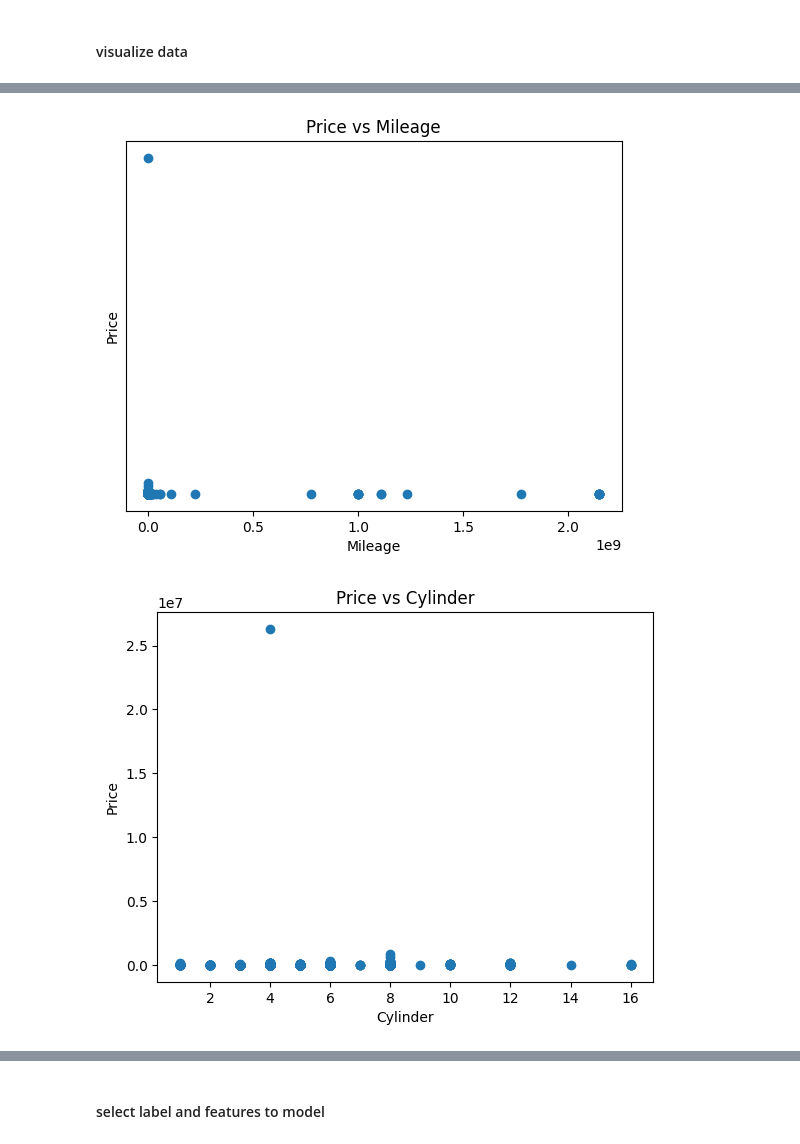
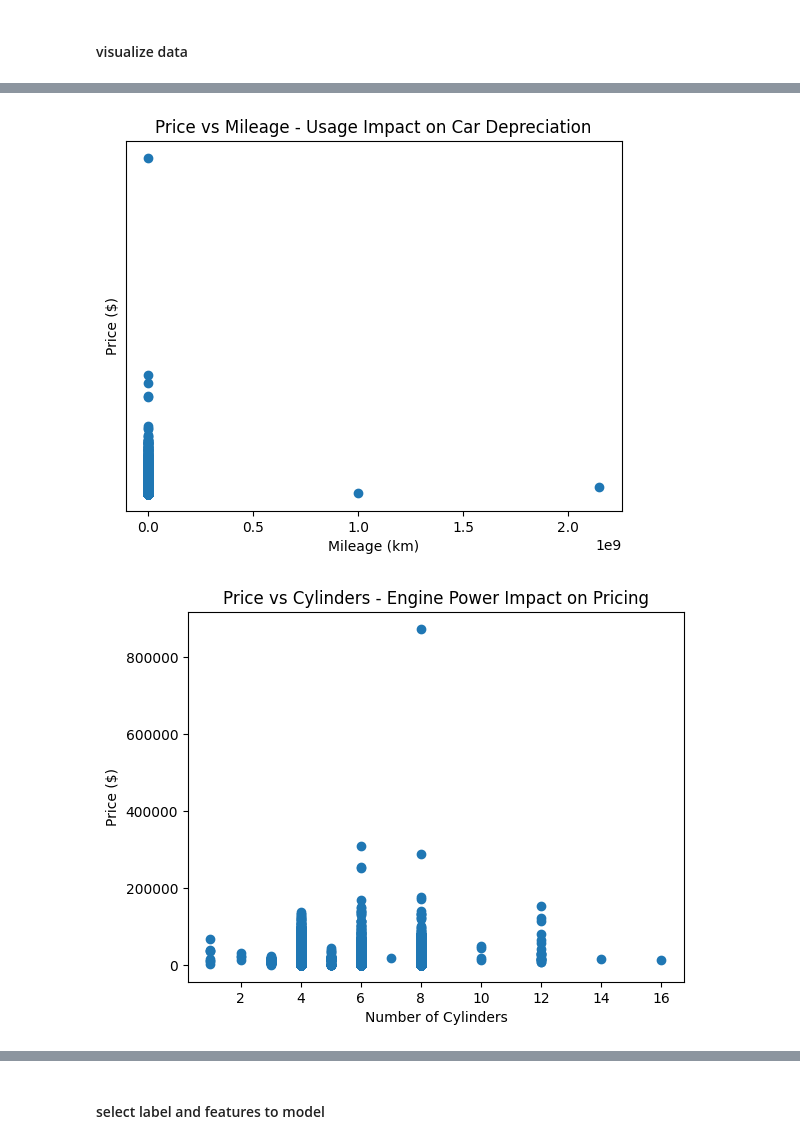
Before and after one commit to ElormPatamia/Car-Prediction_, a Jupyter notebook: emmanuella_car_prediction.ipynb, the cells around one changed output, grey strips where cells are left out. Saved outputs shown, nothing was run; the diff lists cells and outputs as text; code cells hidden in the pictures.

```diff
--- a/emmanuella_car_prediction.ipynb
+++ b/emmanuella_car_prediction.ipynb
@@ -10,12 +18,23 @@ warnings.filterwarnings('ignore', category=UserWarning, module='sklearn.preproce
 # %% [markdown]
 #### load data
 # %%
+
+# DATA LOADING AND INITIAL CLEANING
+
+# Load the car price prediction dataset from CSV file
+# This dataset contains various car attributes and their corresponding prices
 car_df = pd.read_csv("car_price_prediction.csv") # data structure called frame
 
-# Remove rows with any empty/null values
+# Replace dash (-) characters with pandas NA (Not Available) to treat them as missing values
+# The dataset uses '-' as a placeholder for missing/incomplete data
+car_df = car_df.replace('-', pd.NA)
+
+# Remove all rows that contain any missing/null values (including the dashes we just converted)
+# This ensures we only work with complete, high-quality data for training
 initial_rows = len(car_df)
 car_df = car_df.dropna()
 removed_rows = initial_rows - len(car_df)
-print(f"Removed {removed_rows} rows with missing values")
+print(f"Initial rows: {initial_rows}")
+print(f"Removed {removed_rows} rows with missing values (including dashes)")
 print(f"Remaining rows: {len(car_df)}")
 # %% [output]
@@ -175,24 +227,24 @@ plt.show()
 # %%
-# mileage and price
-
+# Scatter plot: Price vs Mileage
+# Hypothesis: Higher mileage (more usage) should correlate with lower prices
 plt.scatter(car_df['mileage'], car_df['price'])
-plt.xlabel("Mileage")
-plt.ylabel("Price")
-plt.title("Price vs Mileage")
-plt.xticks()
-plt.yticks([])
+plt.xlabel("Mileage (km)")
+plt.ylabel("Price ($)")
+plt.title("Price vs Mileage - Usage Impact on Car Depreciation")
+plt.xticks()  # Show mileage values
+plt.yticks([])  # Hide price ticks for cleaner look
 
 plt.show()
 # %% [output]
-[figure, old version]
+[figure, new version]
 # %%
-# levy and cylinder
-
+# Scatter plot: Price vs Cylinders
+# Hypothesis: More cylinders (higher engine power) might correlate with higher prices
 plt.scatter(car_df['cylinders'], car_df['price'])
-plt.xlabel("Cylinder")
-plt.ylabel("Price")
-plt.title("Price vs Cylinder")
+plt.xlabel("Number of Cylinders")
+plt.ylabel("Price ($)")
+plt.title("Price vs Cylinders - Engine Power Impact on Pricing")
 plt.show()
 # %% [output]
-[figure, old version]
+[figure, new version]
 # %%
```
Also changed, not shown: parts of 20 cells of this notebook.
